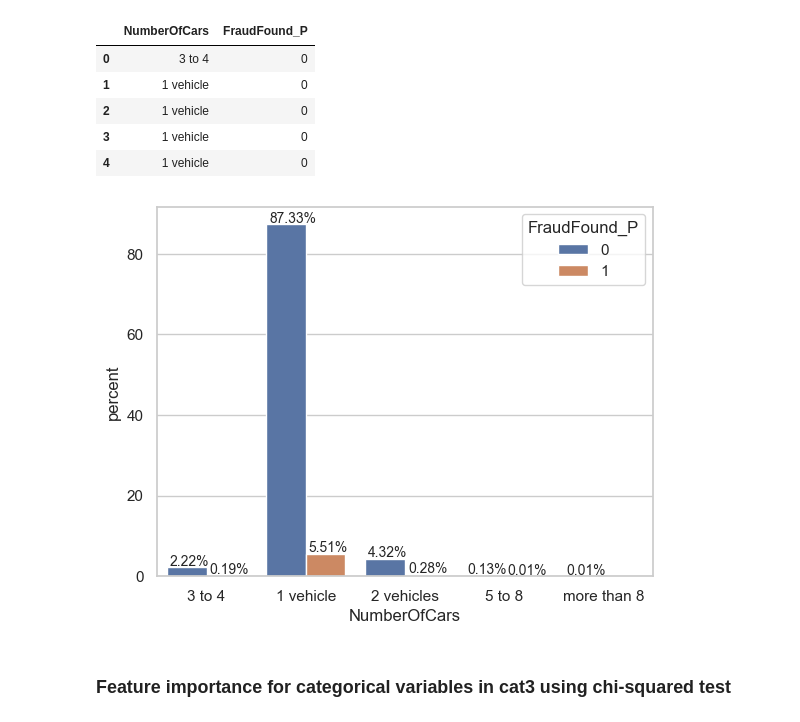
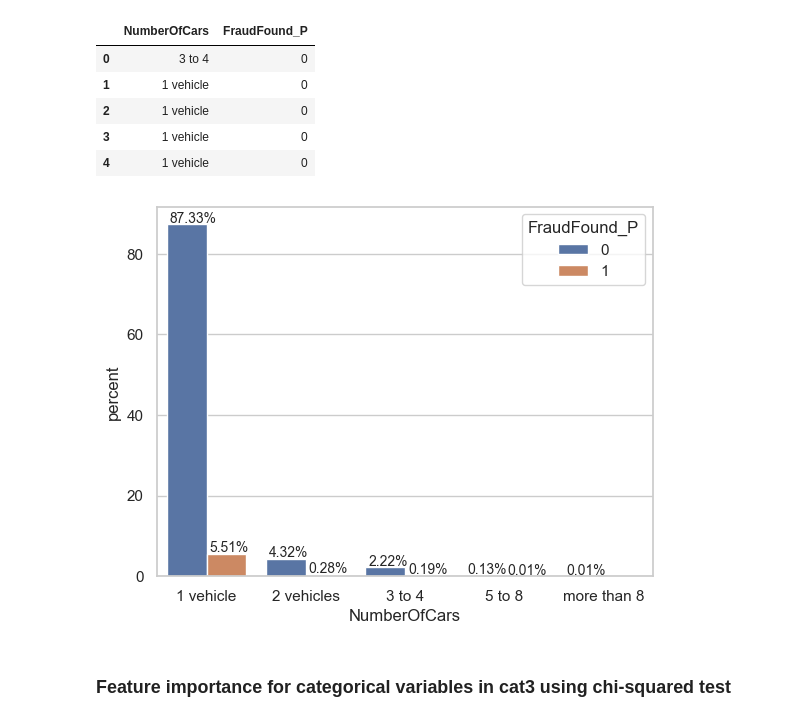
Before and after one commit to lulucopter/dsa4263-fraud-detection, a Jupyter notebook: eda.ipynb, the cells around one changed output. Drawn from its saved outputs; the diff is of its cells as text; code cells hidden in the pictures.

Commit message:
Modified some graphs

```diff
--- a/eda.ipynb
+++ b/eda.ipynb
@@ -646,7 +645,7 @@ Sedans are the most involved in accident claims. That makes sense, as the most p
 # %% [markdown]
 ### VehiclePrice
 # %%
-ax = sns.countplot(x="VehiclePrice", data=df, hue="FraudFound_P", stat="percent", order=df["VehiclePrice"].value_counts().index)
+ax = sns.countplot(x="VehiclePrice", data=df, hue="FraudFound_P", stat="percent", order=["less than 20000", "20000 to 29000", "30000 to 39000", "40000 to 59000", "60000 to 69000", "more than 69000"])
 for p in ax.patches: # Annotating counts (p.get_height) onto graph and formatting their positions
     value = "{:,.2f}%".format(p.get_height())
     if value != "0.00%":
@@ -680,3 +679,16 @@ df_test[df_test["FraudFound_P"] == 1].sort_values(by="NumClaims", ascending=Fals
 | 8 | Accura | more than 69000 | 1 | 31 | 19.38 |
 # %% [markdown]
 The make and price of vehicles with greatest number of fraud claims is Toyota, between 20,000 to 29,000. It has 112 fradulent claims, which is 5.72% of claims involving Toyotas between 20,000 and 29,000.
+# %%
+df_test = df_cat2.groupby(["Make", "VehiclePrice"]).size().reset_index().rename(columns={0:"NumClaims"})
+sort_by_numClaims = df_test.groupby("Make").sum("NumClaims").sort_values(by="NumClaims", ascending=False).index
+
+plt.figure(figsize=(10,20))
+ax = sns.barplot(y="Make", x="NumClaims", hue="VehiclePrice", data=df_test, order=sort_by_numClaims)
+for p in ax.patches: # Annotating counts (p.get_height) onto graph and formatting their positions
+    value = p.get_width()
+    if value != 0.0:
+        ax.annotate(value, (p.get_x() + p.get_width() + 5, p.get_y() + 0.09), va="center", fontsize=10, c='purple')
+plt.tight_layout()
+plt.legend(loc="center right")
+plt.plot()
@@ -846,15 +861,16 @@ df_ncar.head()
 | 3 | 1 vehicle | 0 |
 | 4 | 1 vehicle | 0 |
 # %%
-ax = sns.countplot(x="NumberOfCars", data=df, hue="FraudFound_P", stat="percent")
+order = ["1 vehicle", "2 vehicles", "3 to 4", "5 to 8", "more than 8"]
+ax = sns.countplot(x="NumberOfCars", data=df, hue="FraudFound_P", stat="percent", order=order)
 for p in ax.patches: # Annotating counts (p.get_height) onto graph and formatting their positions
     value = "{:,.2f}%".format(p.get_height())
     if value != "0.00%":
         ax.annotate(value, (p.get_x() + p.get_width() - 0.37, p.get_height() + 1.5), va="center", fontsize=10)
 
 plt.show()
 # %% [output]
-[figure, old version]
+[figure, new version]
 # %% [markdown]
 ### Feature importance for categorical variables in cat3 using chi-squared test
 # %%
```
Also changed, not shown: parts of 16 cells of this notebook.
